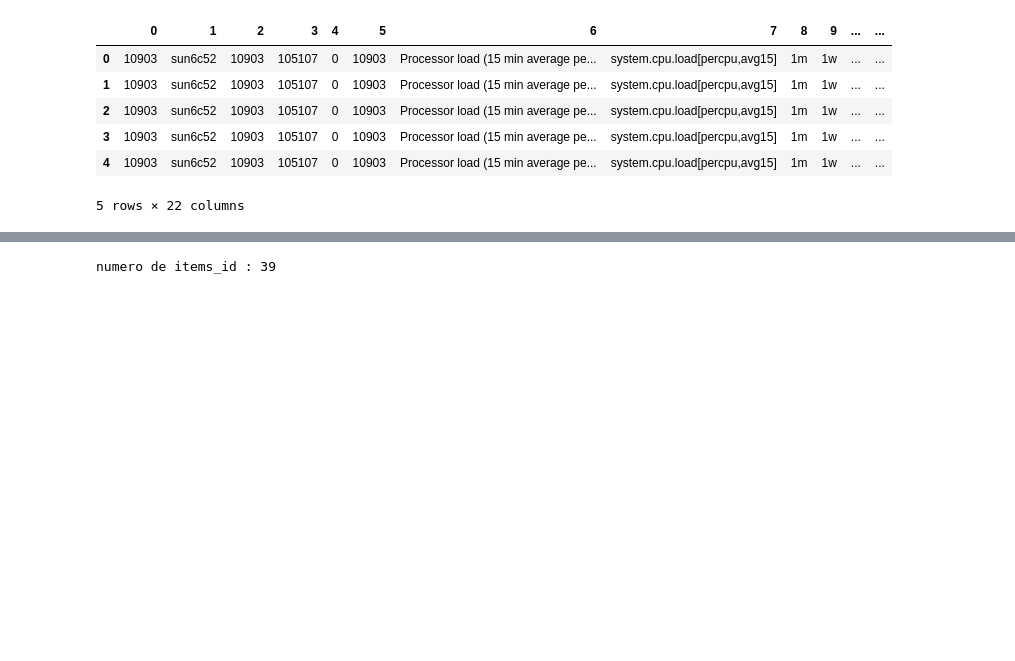
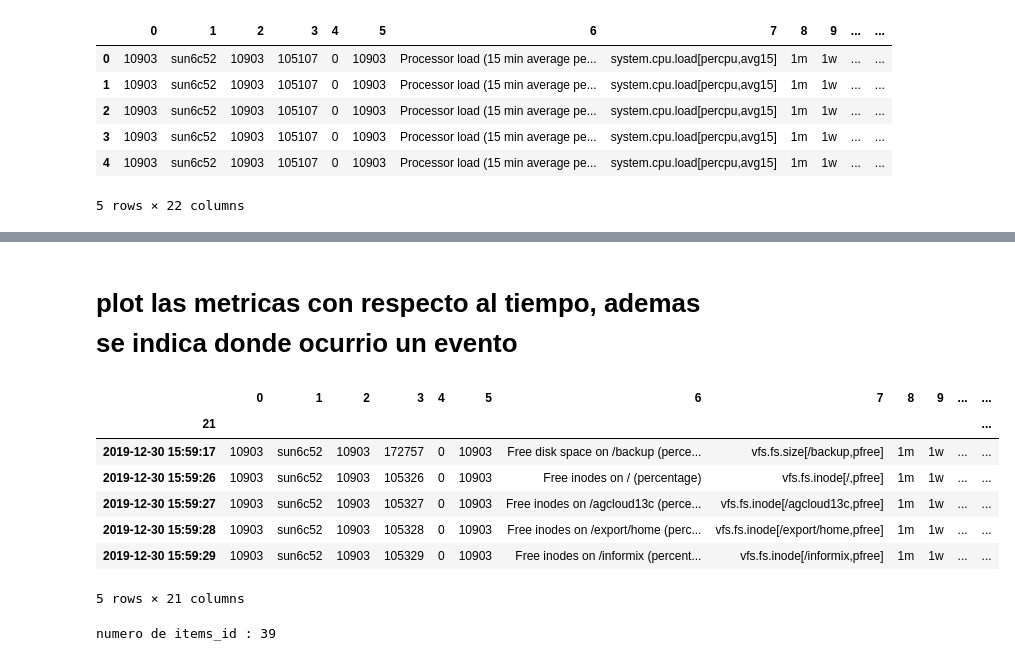
Before and after one commit to JoseJaita/Movistar-POC, a Jupyter notebook: Untitled.ipynb, the cells around one changed output, grey strips where cells are left out. Saved outputs shown, nothing was run; the diff lists cells and outputs as text; code cells hidden in the pictures; blank space fills up the shorter version.

```diff
--- a/Untitled.ipynb
+++ b/Untitled.ipynb
@@ -57,3 +51,32 @@ def read_report(csv_name):
-# %%
-data = read_report(file)
+# %%
+def read_incidencias(excel_name):
+    data = pd.read_excel(excel_name)
+
+    data['tiempo'] = data['FECHA DE INICIO'].astype(str) + ' ' + data['HORA DE INICIO'].astype(str)
+    data['tiempo'] = pd.to_datetime(
+        data['tiempo'],
+    )
+
+    data = data.sort_values(by=['tiempo'])
+    data.set_index('tiempo', inplace=True)
+
+    data['event'] = 110
+    return data
+
+
+def read_report(csv_name):
+    data = pd.read_csv(
+        csv_name, **read_parameters
+    )
+
+    data[col_date] = pd.to_datetime(data[col_date])
+    #data = data.sort_values(by=[col_date])
+    #data.set_index(col_date, inplace=True)
+
+    return data
+# %%
+data_report_sun6c52 = read_report(file_report_sun6c52)
+data_report_prd01bl = read_report(file_report_prd01bl)
+
+data_incidencias = read_incidencias(file_incidentes)
 # %%
@@ -78,0 +226,2 @@ data.tail()
+# %% [markdown]
+# plot las metricas con respecto al tiempo, ademas se indica donde ocurrio un evento
@@ -79 +264,16 @@ data.tail()
+# %%
+a = data_report_sun6c52.copy()
+a = a.sort_values(by=[col_date])
+a.set_index(col_date, inplace=True)
+# %%
+a.head()
+# %% [output]
+|  | 0 | 1 | 2 | 3 | 4 | 5 | 6 | 7 | 8 | 9 | ... | ... |
+| 21 |  |  |  |  |  |  |  |  |  |  |  | ... |
+| 2019-12-30 15:59:17 | 10903 | sun6c52 | 10903 | 172757 | 0 | 10903 | Free disk space on /backup (perce... | vfs.fs.size[/backup,pfree] | 1m | 1w | ... | ... |
+| 2019-12-30 15:59:26 | 10903 | sun6c52 | 10903 | 105326 | 0 | 10903 | Free inodes on / (percentage) | vfs.fs.inode[/,pfree] | 1m | 1w | ... | ... |
+| 2019-12-30 15:59:27 | 10903 | sun6c52 | 10903 | 105327 | 0 | 10903 | Free inodes on /agcloud13c (perce... | vfs.fs.inode[/agcloud13c,pfree] | 1m | 1w | ... | ... |
+| 2019-12-30 15:59:28 | 10903 | sun6c52 | 10903 | 105328 | 0 | 10903 | Free inodes on /export/home (perc... | vfs.fs.inode[/export/home,pfree] | 1m | 1w | ... | ... |
+| 2019-12-30 15:59:29 | 10903 | sun6c52 | 10903 | 105329 | 0 | 10903 | Free inodes on /informix (percent... | vfs.fs.inode[/informix,pfree] | 1m | 1w | ... | ... |
+5 rows × 21 columns
 # %%
```
Also changed, not shown: parts of 24 cells of this notebook.
